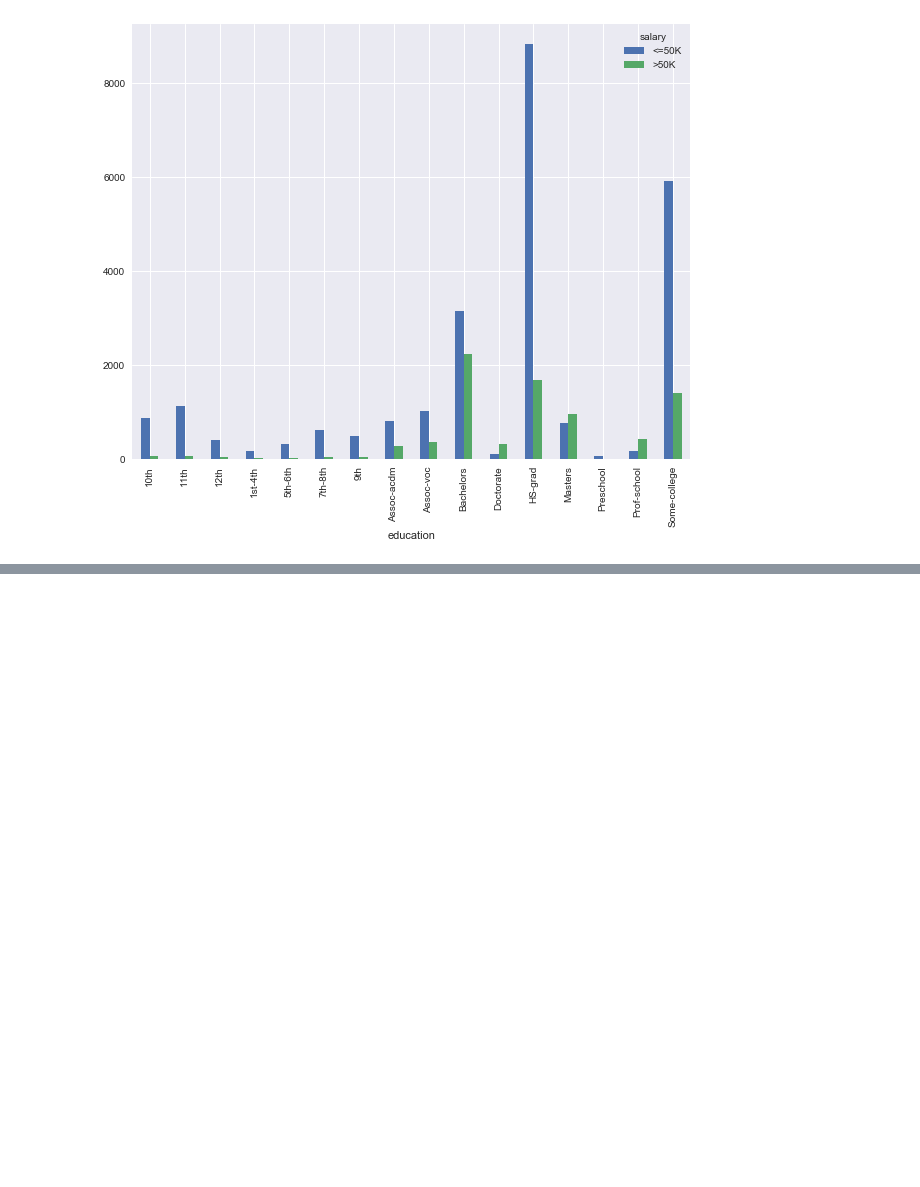
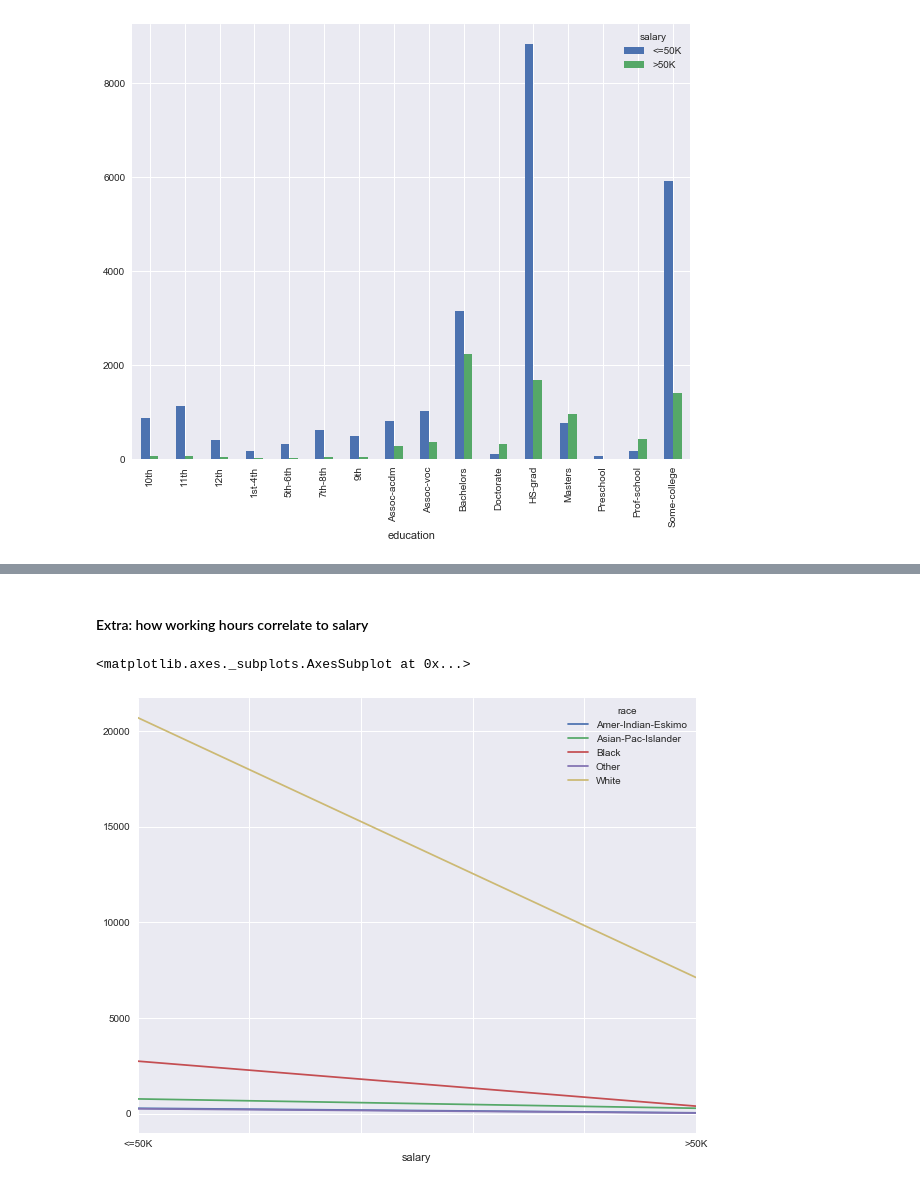
Before and after one commit to pvlbzn/datascience, a Jupyter notebook: adults_analisys.ipynb, the cells around one changed output, grey strips where cells are left out. Saved outputs shown, nothing was run; the diff lists cells and outputs as text; code cells hidden in the pictures; blank space fills up the shorter version.

Commit message:
Question 7 and extras

```diff
--- a/adults_analisys.ipynb
+++ b/adults_analisys.ipynb
@@ -238,0 +290,8 @@ pd.crosstab(data['education'], data['salary']).plot(kind='bar')
+# %% [markdown]
+#### Extra: how working hours correlate to salary
+# %%
+# Salaries by race
+pd.crosstab(data['salary'], data['race']).plot()
+# %% [output]
+<matplotlib.axes._subplots.AxesSubplot at 0x...>
+[figure, added]
```
Also changed, not shown: parts of 7 cells of this notebook.
